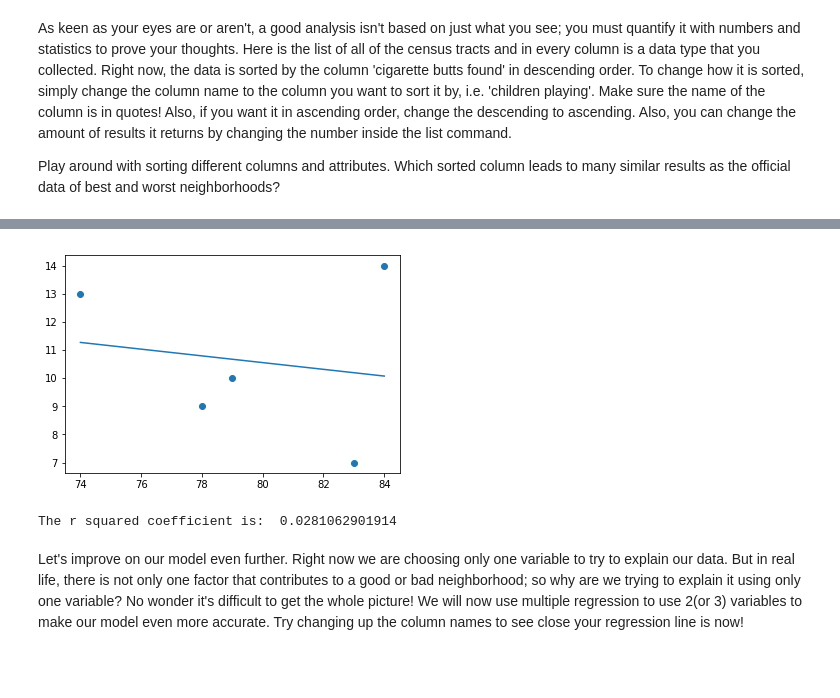
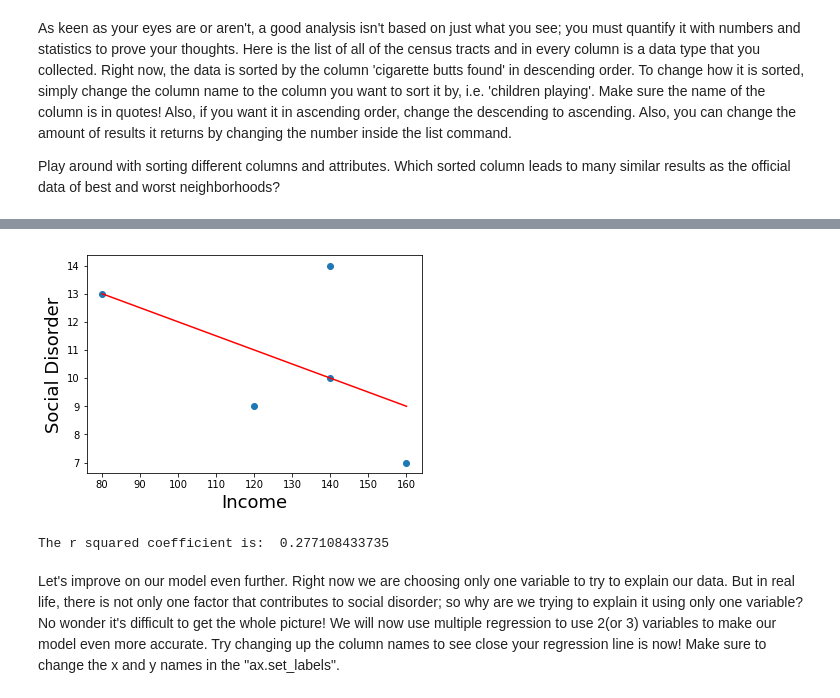
Before and after one commit to ds-modules/SOC-130AC, a Jupyter notebook: SOC+130AC.ipynb, the cells around one changed output, grey strips where cells are left out. Saved outputs shown, nothing was run; the diff lists cells and outputs as text; code cells hidden in the pictures; blank space fills up the shorter version.

```diff
--- a/SOC+130AC.ipynb
+++ b/SOC+130AC.ipynb
@@ -77,0 +105,11 @@ test
+# %%
+#unemployment percent is for 16 years and older
+#education: percent of people who have bachelors degree or higher. added up bachelors+graduates
+#income: estimated household income
+#I got the data by approximating what I saw on factfinder. Numbers are plausible.
+official_data = pd.DataFrame({
+                             "income": np.array([140,160,80,120,140]),
+                              "unemployment %": np.array([5.6,  2.2, 8.8, 3.3, 5.0]),
+                              "education": np.array([79, 83,74,78,84]),
+                             }, index=[4201, 4202, 4203, 4204,4205])
+official_data
@@ -117,6 +127,7 @@ class_data
 # %%
-combined_data = pd.DataFrame(columns=[ "Points", "Income", "Employment", "Education"])
+combined_data = pd.DataFrame(columns=[ "Social Disorder", "Income", "Employment", "Education"])
 
+#add up all of the points. Then creates a new table with points as well as official data
 for tract in class_data.index.values:
     points = sum(class_data.loc[tract])
     income = official_data.loc[tract]["income"]
@@ -168,17 +183,20 @@ Why is this a better method than just sorting tables? First of all, we are now c
 # %%
-#linear regression model of x being a column and y being the neighborhoods.
-#just to see how well they correlate. Could write all the code out for them
-x = combined_data["Education"]
-y = combined_data["Points"]
+#linear regression model of x being a column and y Disorder points.
+x_variable = "Income"
+y_variable = "Social Disorder"
+x = combined_data[x_variable]
+y = combined_data[y_variable]
 
 plt.scatter(x, y)
-plt.plot(np.unique(x), np.poly1d(np.polyfit(x, y, 1))(np.unique(x))) #calculate linear regression line
+plt.xlabel(x_variable, fontsize=18)
+plt.ylabel(y_variable, fontsize=18)
+plt.plot(np.unique(x), np.poly1d(np.polyfit(x, y, 1))(np.unique(x)), color="r") #calculate line of best fit
 plt.show()
 
-slope, intercept, r_value, p_value, std_err = stats.linregress(x, y)
+slope, intercept, r_value, p_value, std_err = stats.linregress(x, y) #gets the r_value
 print("The r squared coefficient is: ", r_value**2)
 # %% [output]
-[figure, old version]
+[figure, new version]
-The r squared coefficient is:  0.0281062901914
+The r squared coefficient is:  0.277108433735
 # %% [markdown]
-Let's improve on our model even further. Right now we are choosing only one variable to try to explain our data. But in real life, there is not only one factor that contributes to a good or bad neighborhood; so why are we trying to explain it using only one variable? No wonder it's difficult to get the whole picture! We will now use multiple regression to use 2(or 3) variables to make our model even more accurate. Try changing up the column names to see close your regression line is now!
+Let's improve on our model even further. Right now we are choosing only one variable to try to explain our data. But in real life, there is not only one factor that contributes to social disorder; so why are we trying to explain it using only one variable? No wonder it's difficult to get the whole picture! We will now use multiple regression to use 2(or 3) variables to make our model even more accurate. Try changing up the column names to see close your regression line is now! Make sure to change the x and y names in the "ax.set_labels".
```
Also changed, not shown: parts of 19 cells of this notebook.
